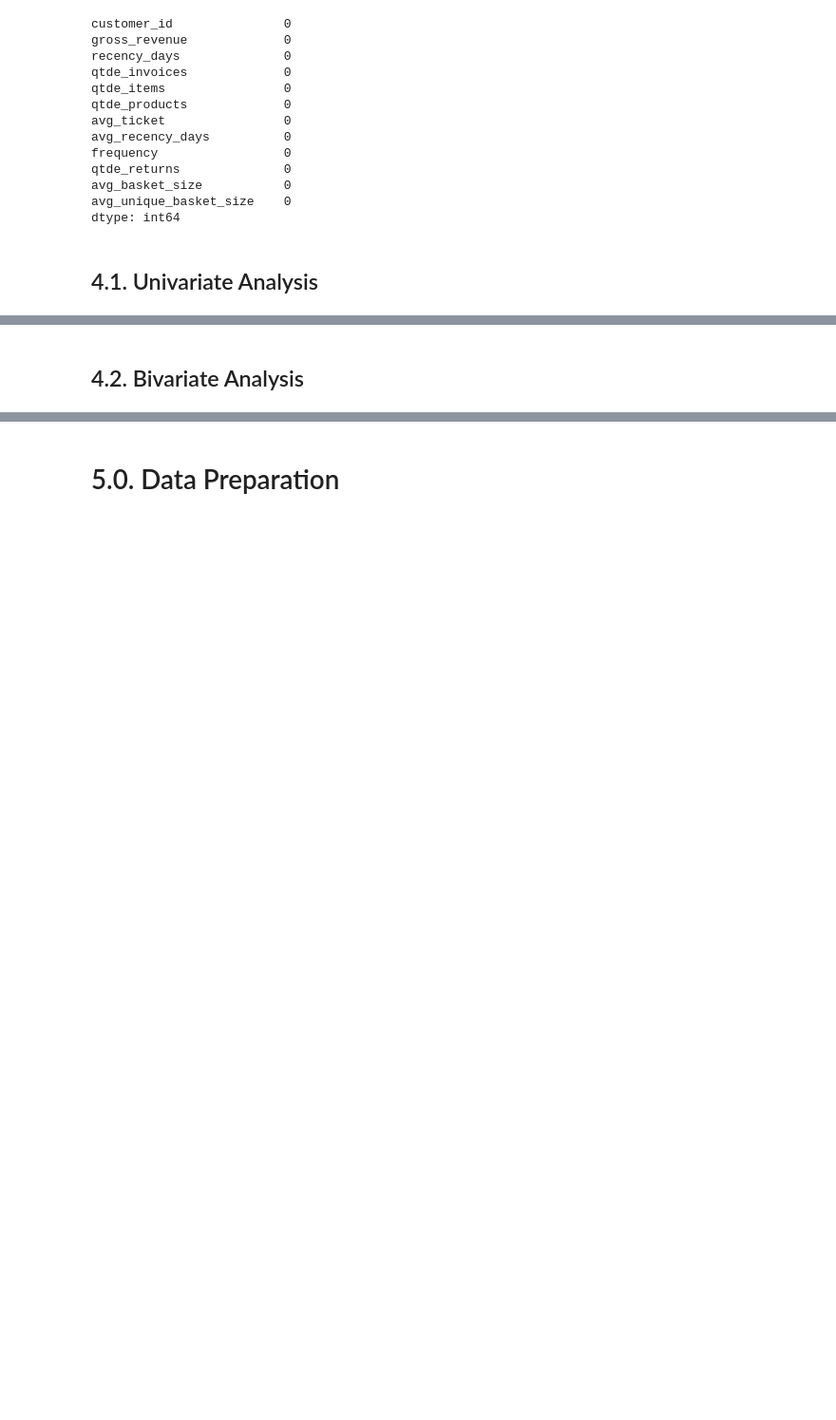
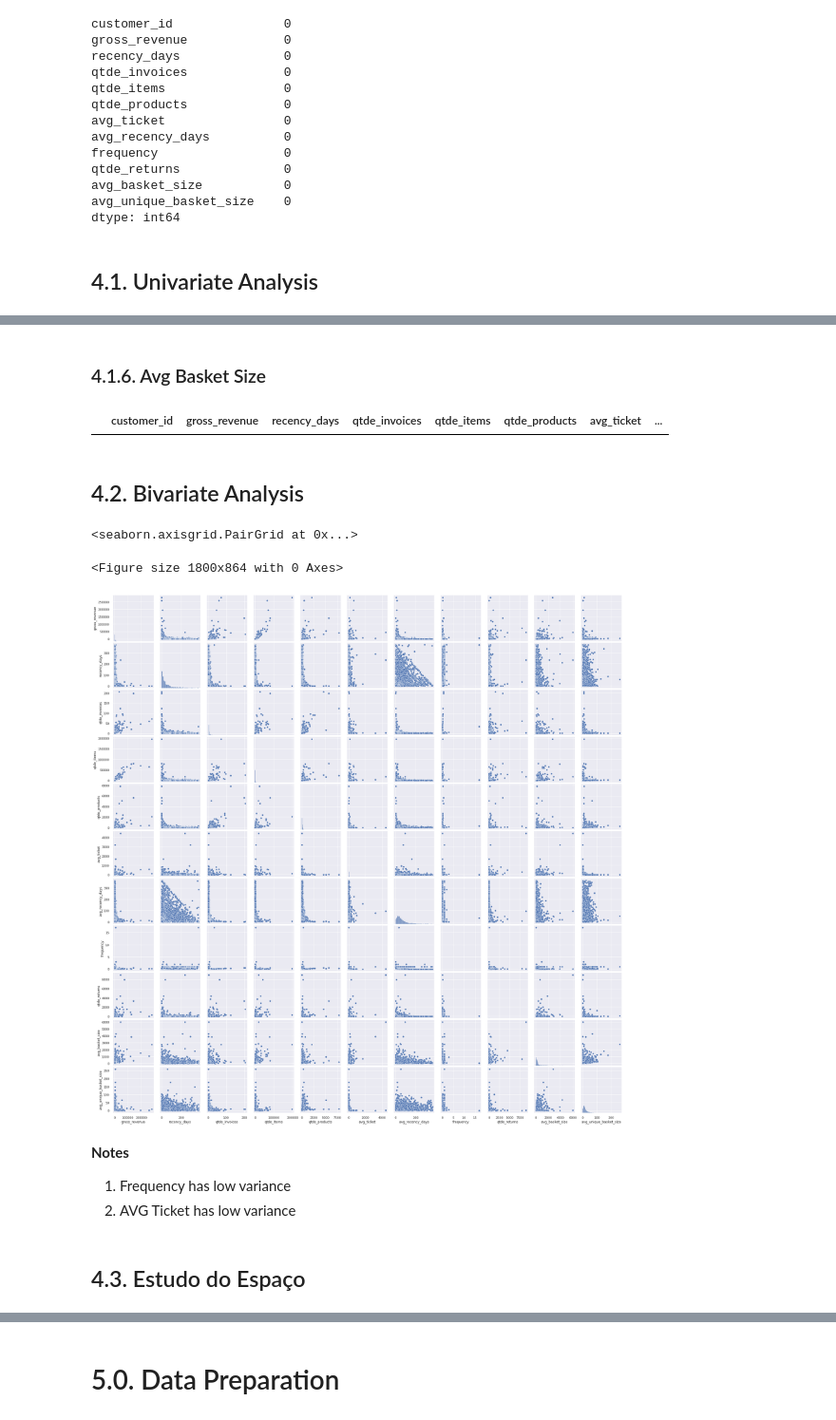
Before and after one commit to tadeucbm/insiders_clustering, a Jupyter notebook: notebooks/c05_insiders_clustering-EDA.ipynb, the cells around one changed output, grey strips where cells are left out. Shown at 95% size. Drawn from its saved outputs; the diff is of its cells as text; code cells hidden in the pictures; blank space fills up the shorter version.

```diff
--- a/notebooks/c05_insiders_clustering-EDA.ipynb
+++ b/notebooks/c05_insiders_clustering-EDA.ipynb
@@ -798 +888,7 @@ df3.loc[df3['customer_id'] == 14646, 'quantity'].sum()
+# %% [markdown]
+### 4.1.6. Avg Basket Size
+# %%
+df4[df4['avg_basket_size'] == 40498.5]
+# %% [output]
+|  | customer_id | gross_revenue | recency_days | qtde_invoices | qtde_items | qtde_products | avg_ticket | ... |
 # %% [markdown]
@@ -799 +896,17 @@ df3.loc[df3['customer_id'] == 14646, 'quantity'].sum()
 ## 4.2. Bivariate Analysis
+# %%
+cols = ['customer_id']
+df42 = df4.drop(cols, axis=1)
+# %%
+plt.figure(figsize=(25, 12))
+sns.pairplot(df42)
+# %% [output]
+<seaborn.axisgrid.PairGrid at 0x...>
+<Figure size 1800x864 with 0 Axes>
+[figure, added]
+# %% [markdown]
+**Notes**
+1. Frequency has low variance
+2. AVG Ticket has low variance
+# %% [markdown]
+## 4.3. Estudo do Espaço
```
Also changed, not shown: parts of 50 cells of this notebook, 7 other files.
